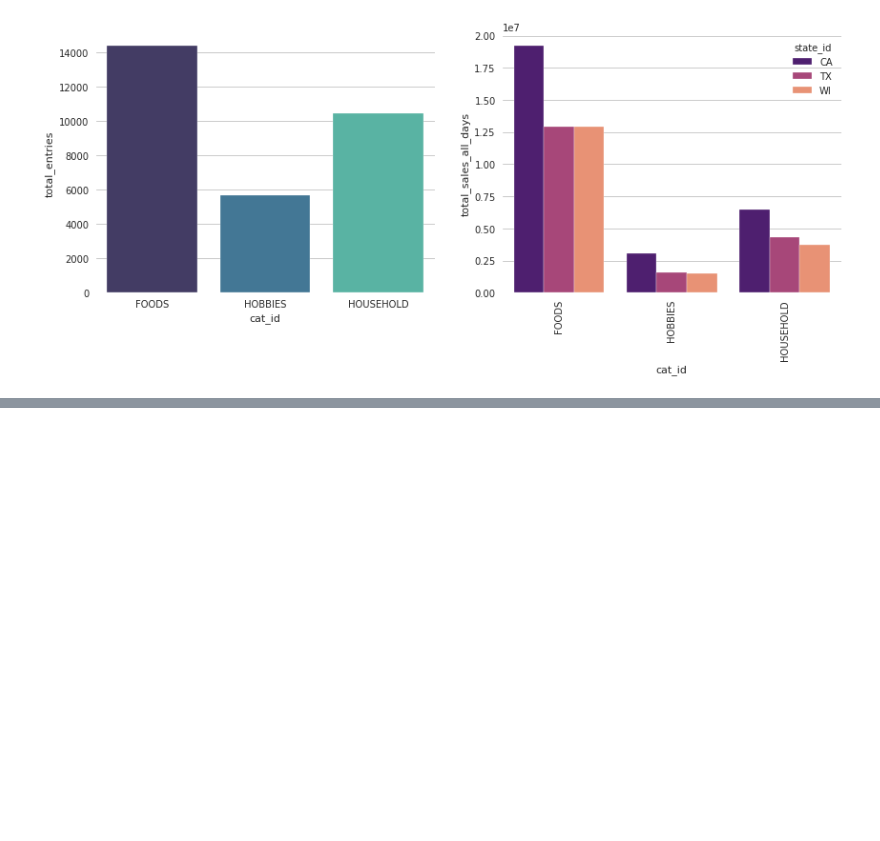
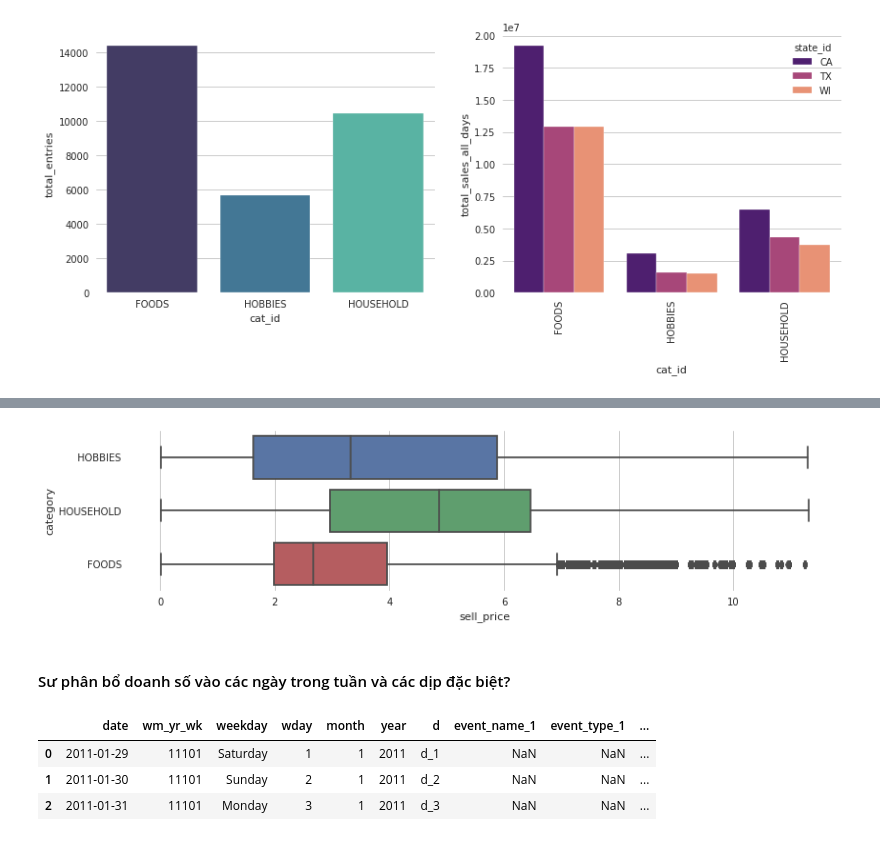
Before and after one commit to ngotancuong/PythonAssignment, a Jupyter notebook: Baitap01.ipynb, the cells around one changed output, grey strips where cells are left out. Drawn from its saved outputs; the diff is of its cells as text; code cells hidden in the pictures; blank space fills up the shorter version.

```diff
--- a/Baitap01.ipynb
+++ b/Baitap01.ipynb
@@ -282,0 +524,35 @@ plt.show()
+# %%
+def remove_outliers(df):
+
+    '''
+    removes the outliers in continous features using quartile ranges
+
+    inputs: df(df specified with continous features along side categorical features)
+    returns: df with removed outliers
+    '''
+    Q1=df.quantile(0.25)
+    Q3=df.quantile(0.75)
+    IQR=Q3-Q1
+    df_final=df[~((df<(Q1-1.5*IQR)) | (df>(Q3+1.5*IQR)))]
+
+    return df_final
+
+df = sell_prices_df[['category', 'sell_price']]
+df = remove_outliers(df)
+# %%
+sns.set_style('whitegrid')
+sns.axes_style(style='ticks')
+plt.figure(figsize=(13,3))
+sns.boxplot(y=df['category'], x=df['sell_price'])
+plt.show()
+# %% [output]
+[figure, added]
+# %% [markdown]
+#### Sư phân bổ doanh số vào các ngày trong tuần và các dịp đặc biệt?
+# %%
+calendar_df.head(3)
+# %% [output]
+|  | date | wm_yr_wk | weekday | wday | month | year | d | event_name_1 | event_type_1 | ... |
+| 0 | 2011-01-29 | 11101 | Saturday | 1 | 1 | 2011 | d_1 | NaN | NaN | ... |
+| 1 | 2011-01-30 | 11101 | Sunday | 2 | 1 | 2011 | d_2 | NaN | NaN | ... |
+| 2 | 2011-01-31 | 11101 | Monday | 3 | 1 | 2011 | d_3 | NaN | NaN | ... |
```
Also changed, not shown: parts of 97 cells of this notebook.
